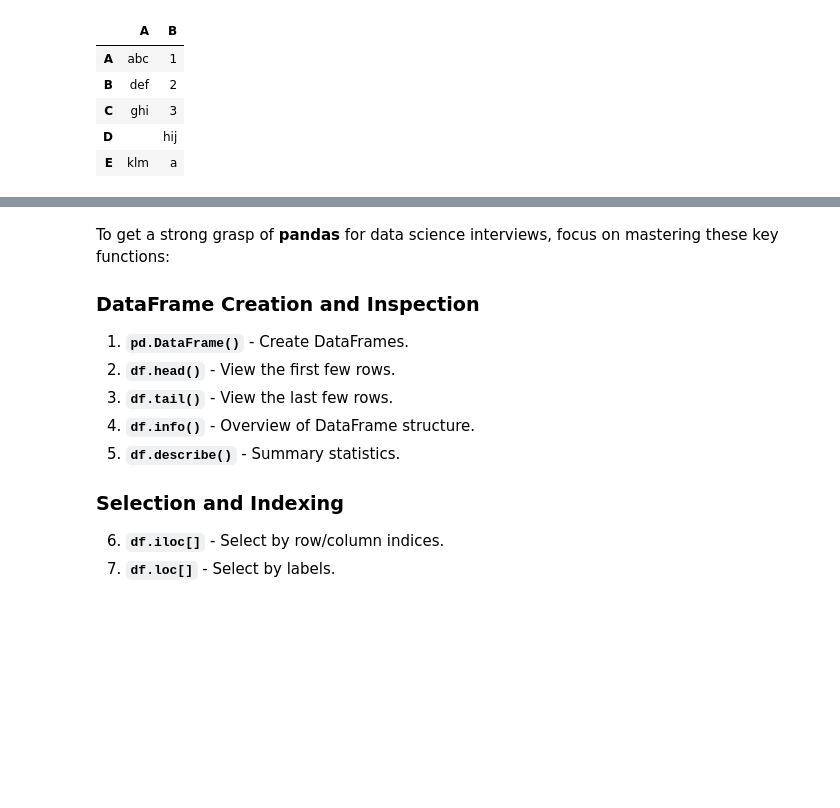
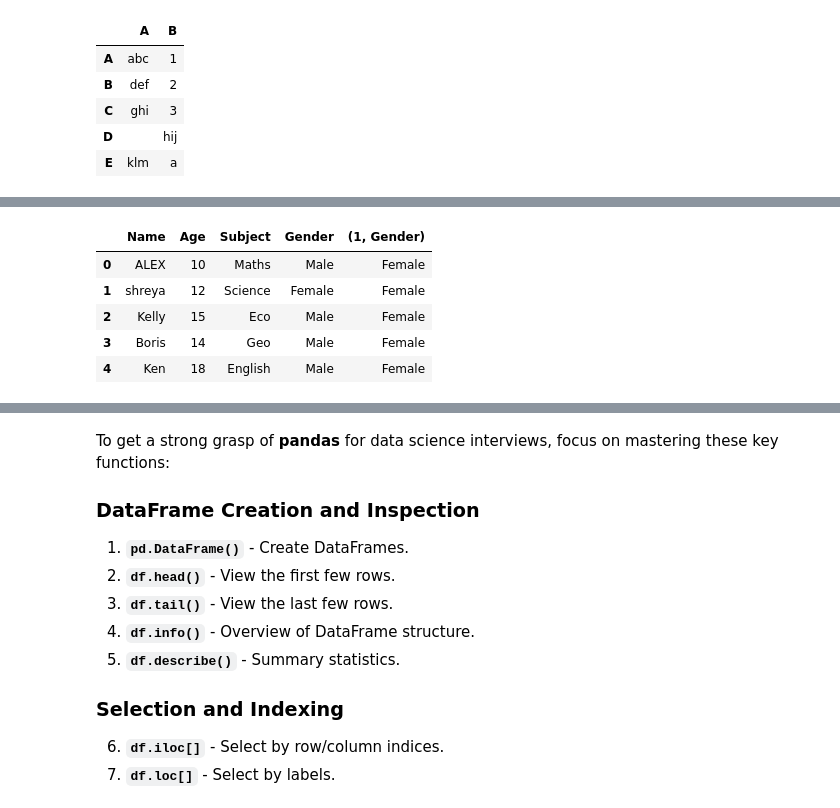
Before and after one commit to ShreyasIcY/data-science, a Jupyter notebook: pandas rev.ipynb, the cells around one changed output, grey strips where cells are left out. Saved outputs shown, nothing was run; the diff lists cells and outputs as text; code cells hidden in the pictures; blank space fills up the shorter version.

```diff
--- a/pandas rev.ipynb
+++ b/pandas rev.ipynb
@@ -206,0 +244,3 @@ d
+# %%
+data[1][0]='shreya'
+data
@@ -206,0 +253,3 @@ d
+# %%
+d=pd.DataFrame(data,columns=['Name','Age','Subject'])
+d
@@ -206,0 +290,3 @@ d
+# %%
+d.iloc[0,0] ="ALEX"  # changing an element
+d
@@ -206,0 +300,3 @@ d
+# %%
+d['Gender'] = "Male"  # initialize and add a new column to the DataFrame
+d
@@ -206,0 +310,9 @@ d
+# %%
+d
+# %% [output]
+|  | Name | Age | Subject | Gender | (1, Gender) |
+| 0 | ALEX | 10 | Maths | Male | Female |
+| 1 | shreya | 12 | Science | Female | Female |
+| 2 | Kelly | 15 | Eco | Male | Female |
+| 3 | Boris | 14 | Geo | Male | Female |
+| 4 | Ken | 18 | English | Male | Female |
```
Also changed, not shown: parts of 26 cells of this notebook.
